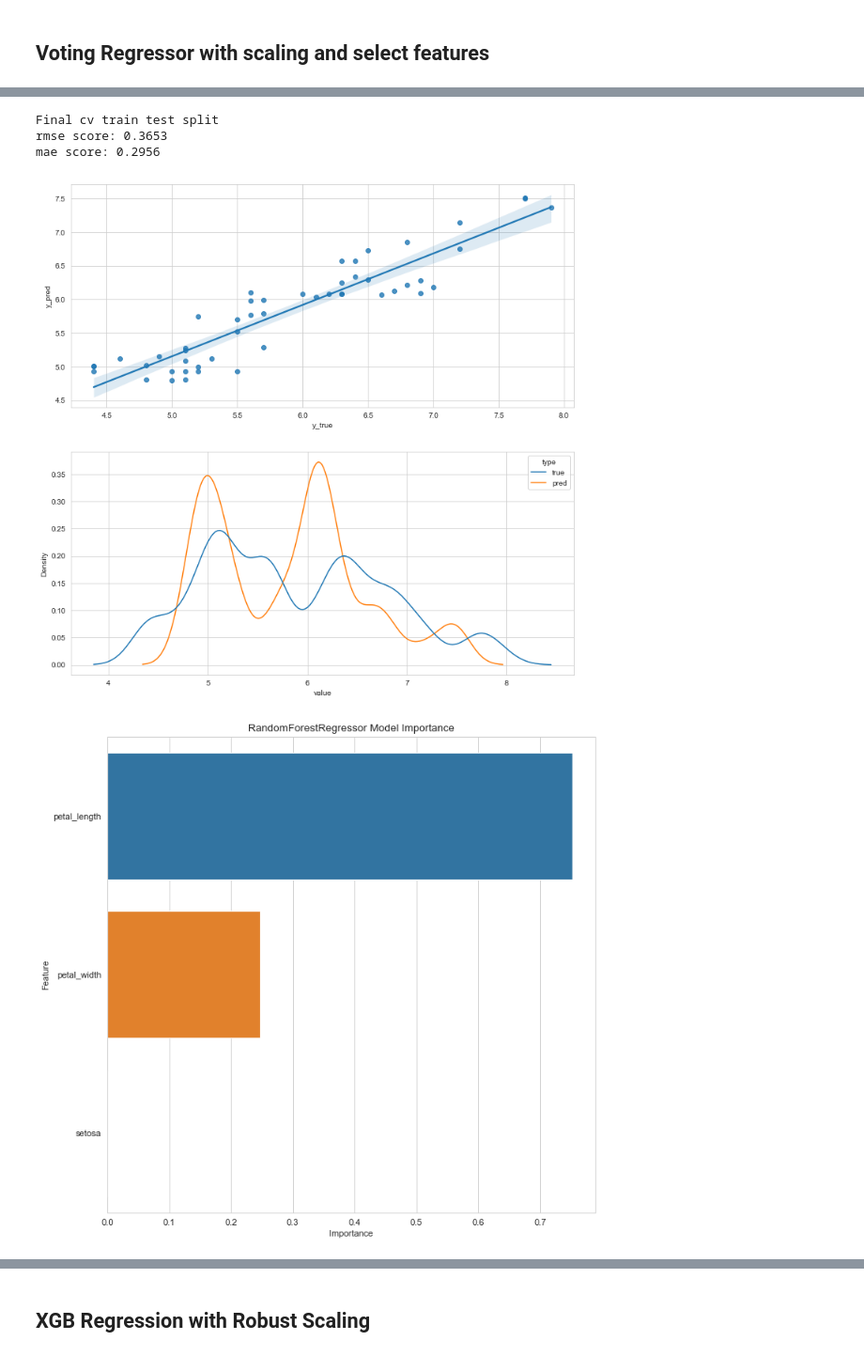
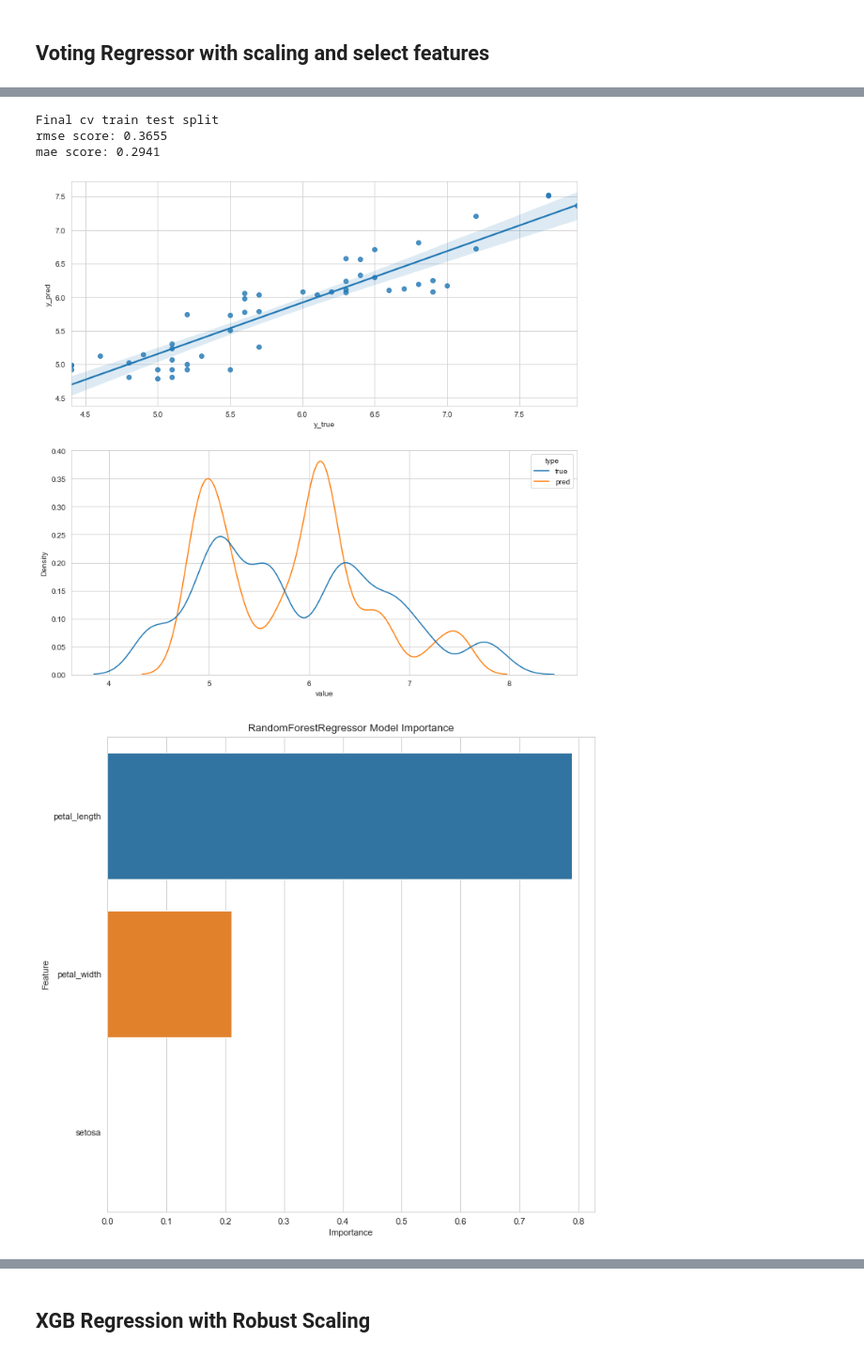
Before and after one commit to JFLandrigan/eagles, a Jupyter notebook: examples/Supervised_Tuner_Regression.ipynb, the cells around one changed output, grey strips where cells are left out. Shown at 94% size. Cells and saved outputs as stored; diff of their text form; code cells hidden in the pictures.

```diff
--- a/examples/Supervised_Tuner_Regression.ipynb
+++ b/examples/Supervised_Tuner_Regression.ipynb
@@ -112,6 +132,7 @@ mae score: 0.3084
 tuner = SupervisedTuner(
     problem_type='regress',
     eval_metrics=["rmse", "mae"],
+    cv_method='kfold',
     num_cv=3,
     num_top_fts=None,
     get_ft_imp=True,
@@ -146,8 +167,8 @@ Finished cv run: 3 time: 0.2156
 Final cv train test split
-rmse score: 0.3653
-mae score: 0.2956
+rmse score: 0.3655
+mae score: 0.2941
-[figure, old version]
+[figure, new version]
-[figure, old version]
+[figure, new version]
 [figure]
 # %% [markdown]
 ## XGB Regression with Robust Scaling
```
Also changed, not shown: parts of 7 cells of this notebook, 4 other files.
